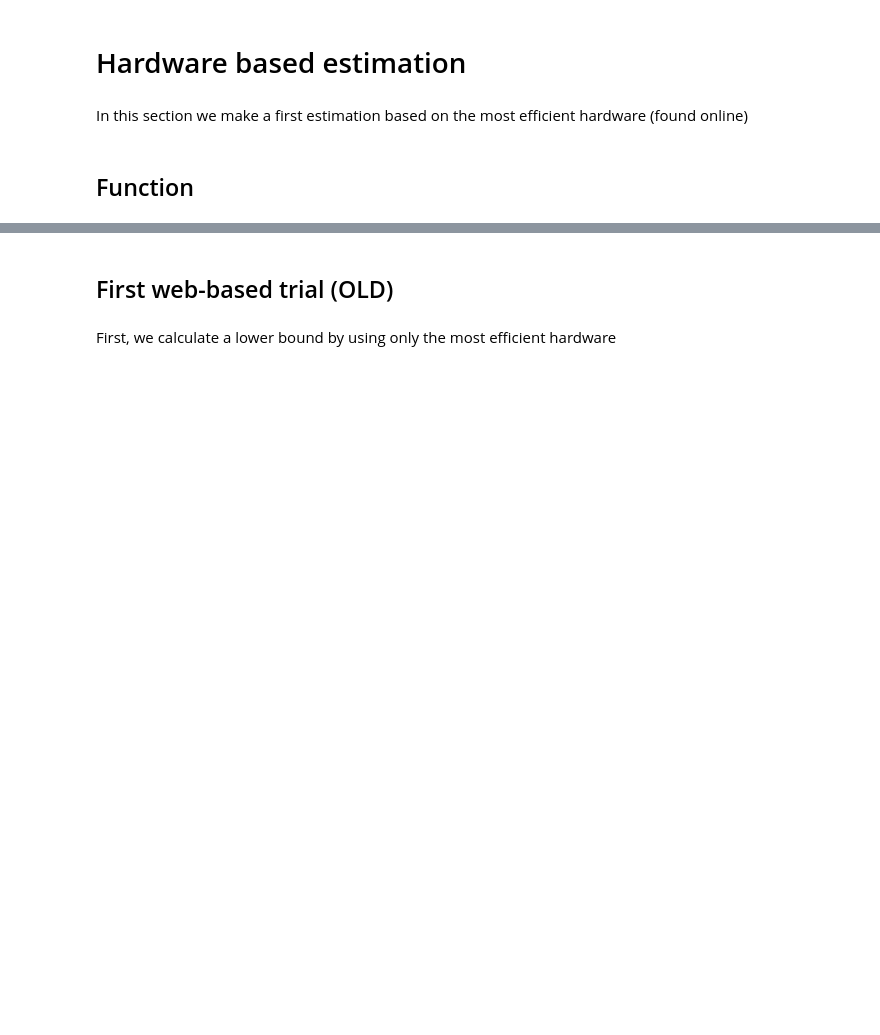
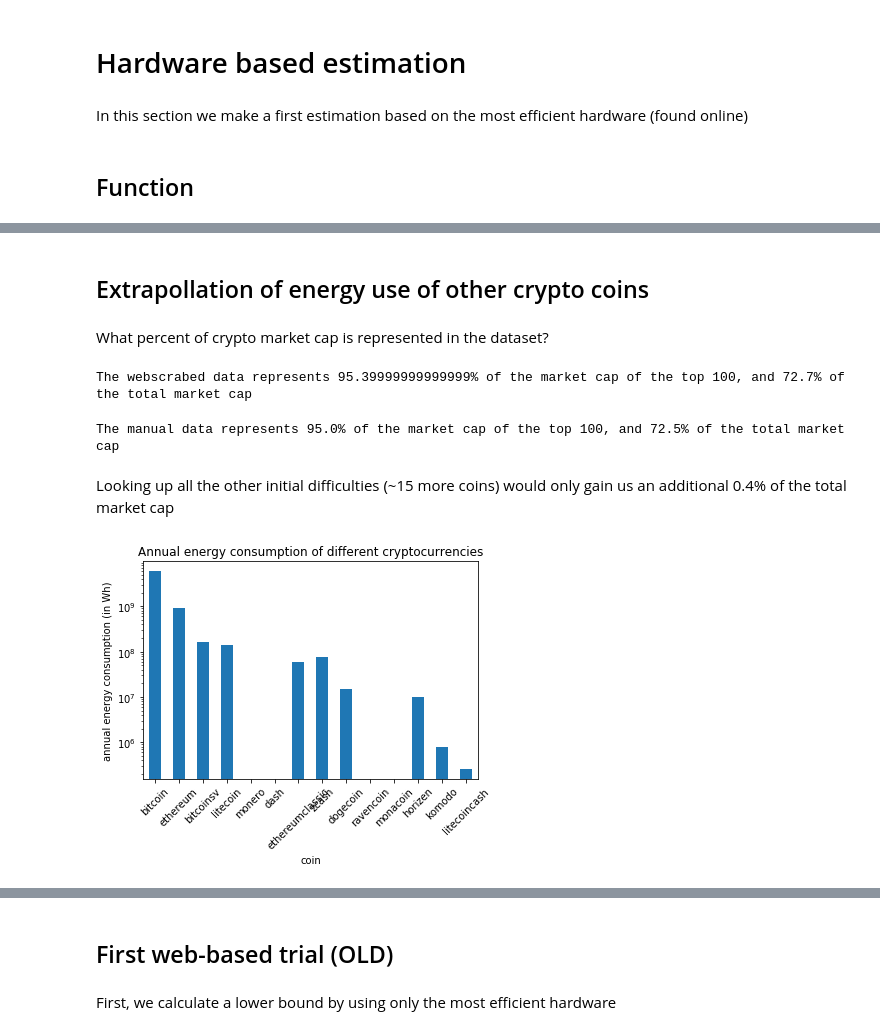
Before and after one commit to Lukasdeloose/sustainable_blockchain, a Jupyter notebook: data_analysis/energy_consumption.ipynb, the cells around one changed output, grey strips where cells are left out. Cells and saved outputs as stored; diff of their text form; code cells hidden in the pictures; blank space fills up the shorter version.

```diff
--- a/data_analysis/energy_consumption.ipynb
+++ b/data_analysis/energy_consumption.ipynb
@@ -52,3 +131,6 @@ mineable_100 = clean_mineable_data(mineable_100)
+# %%
+avg_electricity_price = np.sum(geography.share*geography.normal_price)
+min_electricity_price = np.sum(geography.share*geography.min_price)
 # %% [markdown]
 # Hardware based estimation
 # %% [markdown]
@@ -140,0 +249,25 @@ def difficulty_factor(coin):
+# %%
+def create_profitable_set(coin, bound="lower"):
+    if coin.algorithm in algorithm_hardware:
+        hardware = algorithm_hardware[coin.algorithm]
+        elec_price = avg_electricity_price
+        if bound == "lower":
+            PUE = LOWER_PUE
+        elif bound == "UPPER":
+            PUE = UPPER_PUE
+            elec_price = min_electricity_price
+        else:
+            PUE = ESTIMATE_PUE
+        return hardware[hardware.apply(lambda x: is_profitable(coin,x,PUE, elec_price),axis=1)]
+    return pd.DataFrame()
+# %%
+# Manual
+found_data['difficulty_factor'] = found_data.apply(lambda x: difficulty_factor(x), axis=1)
+found_missing_difficulty = found_data[found_data['difficulty_factor']!=0].copy()
+
+# Calculate nethash
+found_missing_difficulty['nethash_calc'] = found_missing_difficulty['difficulty']*found_missing_difficulty['difficulty_factor']/found_missing_difficulty['block_time'] # amount of hashes per second
+
+# Create dictionairy that maps coins to their profitable hardware
+coin_prof_hardware_dict = dict(found_missing_difficulty.apply(lambda x: create_profitable_set(x), axis = 1))
+coin_prof_hardware_dict['monero']
@@ -140,0 +319,32 @@ def difficulty_factor(coin):
+# %%
+found_missing_difficulty['estimate'] = found_missing_difficulty.apply(lambda x: calc_estimate(x,coin_prof_hardware_dict),axis=1)
+result = found_missing_difficulty
+# %% [markdown]
+## Extrapollation of energy use of other crypto coins
+# %% [markdown]
+What percent of crypto market cap is represented in the dataset?
+# %%
+found_market_cap = found_data['market_cap'].sum()
+top100_market_cap = mineable_100['market_cap'].sum()
+total_market_cap =  186318558825 #https://coinmarketcap.com/charts/
+print(f'The webscrabed data represents {round(found_market_cap/top100_market_cap,3)*100}% of the market cap of the top 100, and {round(found_market_cap/total_market_cap,3)*100}% of the total market cap')
+# %% [output]
+The webscrabed data represents 95.39999999999999% of the market cap of the top 100, and 72.7% of the total market cap
+# %%
+found_data_energy = result[result['estimate'] != 0]
+found_manual_market_cap = result['market_cap'].sum()
+print(f'The manual data represents {round(found_manual_market_cap/top100_market_cap,3)*100}% of the market cap of the top 100, and {round(found_manual_market_cap/total_market_cap,3)*100}% of the total market cap')
+# %% [output]
+The manual data represents 95.0% of the market cap of the top 100, and 72.5% of the total market cap
+# %% [markdown]
+Looking up all the other initial difficulties (~15 more coins) would only gain us an additional 0.4% of the total market cap
+# %%
+result['estimate'].plot(kind='bar')
+plt.yscale('log')
+plt.xticks(rotation=45)
+plt.ylabel('annual energy consumption (in Wh)')
+plt.xlabel('coin')
+plt.title('Annual energy consumption of different cryptocurrencies')
+plt.show()
+# %% [output]
+[figure, added]
```
Also changed, not shown: parts of 126 cells of this notebook, 8 other files.
